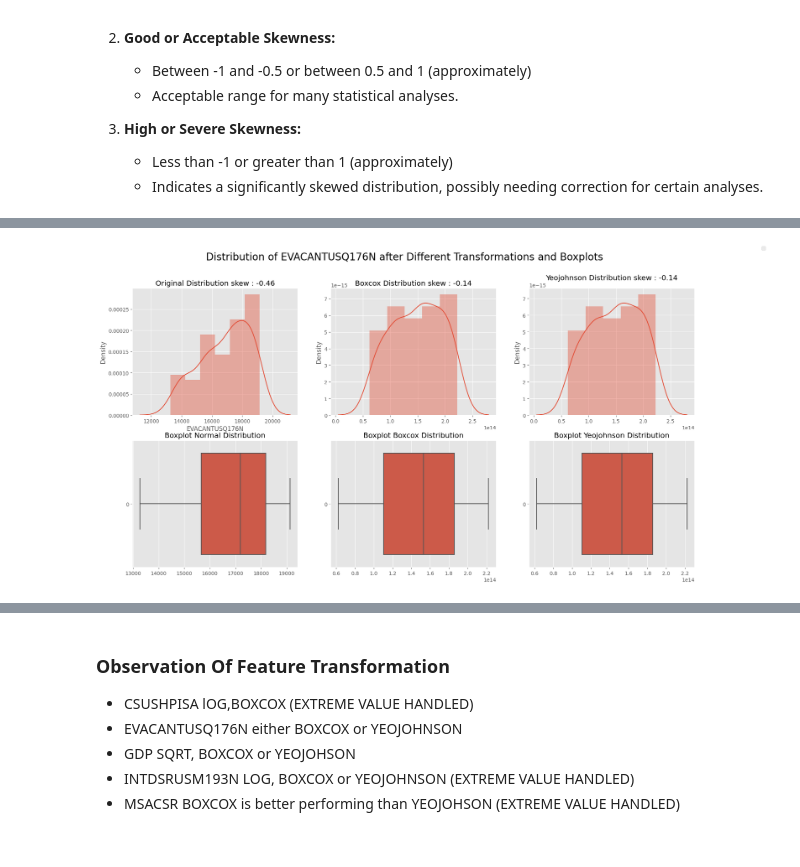
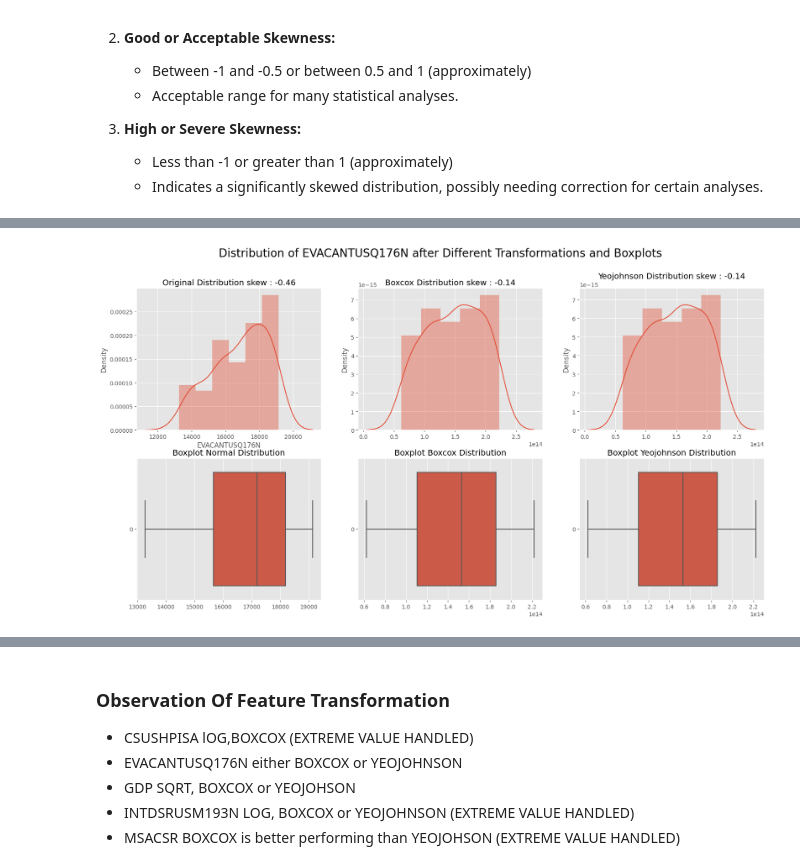
Before and after one commit to SarkarPriyanshu/USHousingMarketAnalysis, a Jupyter notebook: 02_Understand_Data_(EDA).ipynb, the cells around one changed output, grey strips where cells are left out. Drawn from its saved outputs; the diff is of its cells as text; code cells hidden in the pictures.

```diff
--- a/02_Understand_Data_(EDA).ipynb
+++ b/02_Understand_Data_(EDA).ipynb
@@ -1076,6 +1074,5 @@ ax[1][1].set_title(f'Boxplot Boxcox Distribution')
 sns.boxplot(data_boxcox,ax=ax[1][2],orient='h')
 ax[1][2].set_title(f'Boxplot Yeojohnson Distribution')
 
-fig.legend()
 plt.show()
 # %% [output]
@@ -1083,4 +1079,4 @@ WARNING:matplotlib.legend:No artists with labels found to put in legend.  Note t
-[figure, old version]
+[figure, new version]
 # %%
 fig,ax = plt.subplots(2,3,figsize=(20,10))
 fig.suptitle('Distribution of GDP after Different Transformations and Boxplots',fontsize=20)
```
Also changed, not shown: parts of 8 cells of this notebook.
